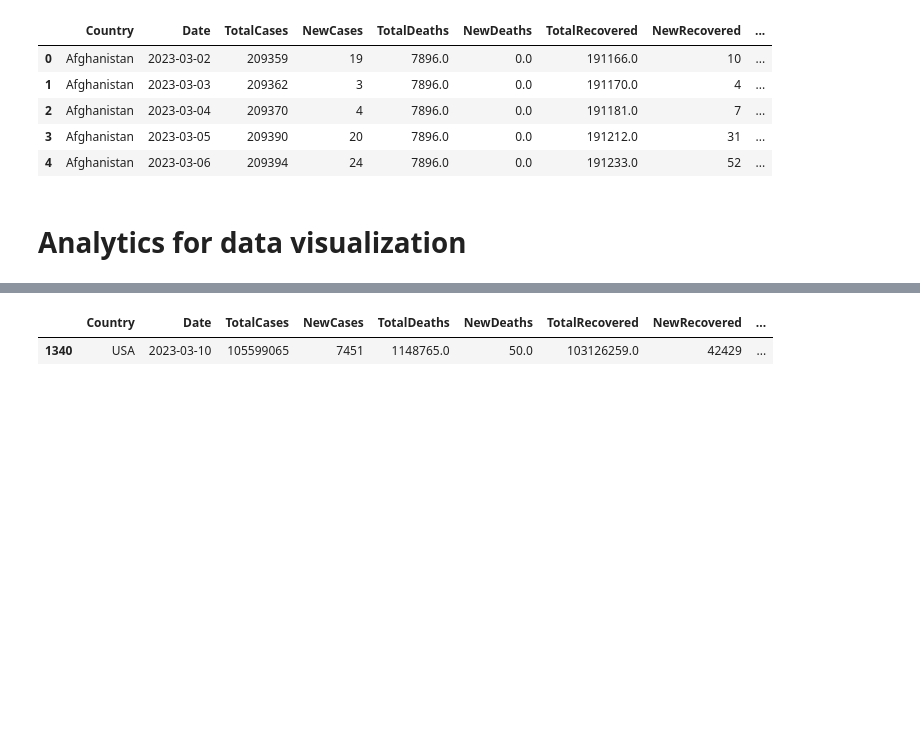
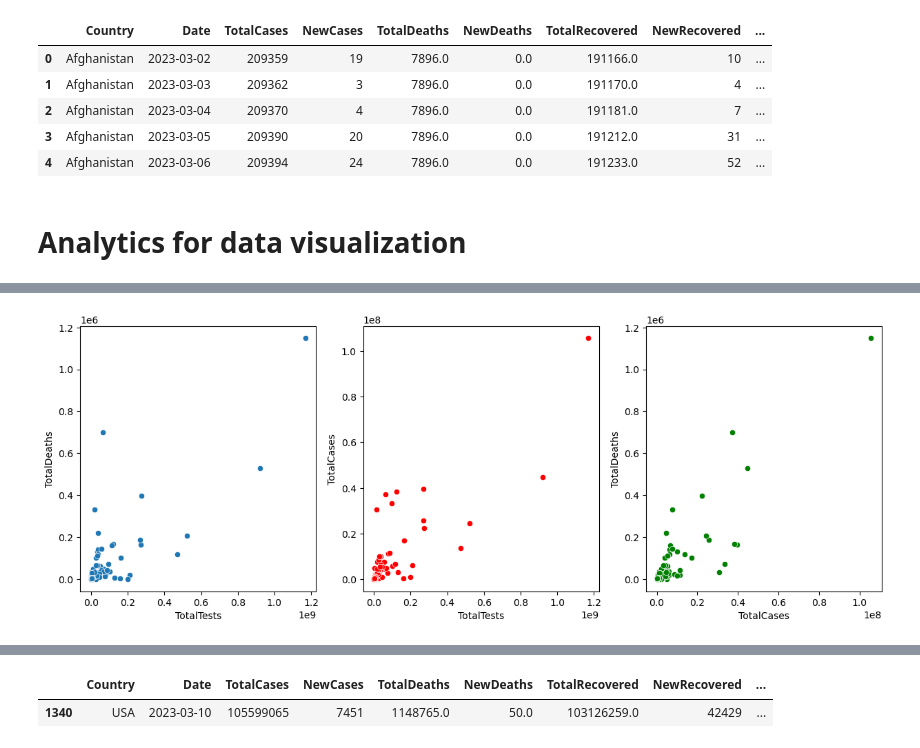
Before and after one commit to nnaaaa/Lab-DataVisualize, a Jupyter notebook: visualize/question7.ipynb, the cells around one changed output, grey strips where cells are left out. Drawn from its saved outputs; the diff is of its cells as text; code cells hidden in the pictures; blank space fills up the shorter version.

```diff
--- a/visualize/question7.ipynb
+++ b/visualize/question7.ipynb
@@ -45,0 +56,9 @@ plt.show()
+# %%
+# Visualize the correlation between Total Tests and Total Deaths and Total Cases
+fig, ax = plt.subplots(1, 3, figsize=(15, 5))
+sns.scatterplot(x='TotalTests', y='TotalDeaths', data=last_day, ax=ax[0])
+sns.scatterplot(x='TotalTests', y='TotalCases', data=last_day, ax=ax[1], color='red')
+sns.scatterplot(x='TotalCases', y='TotalDeaths', data=last_day, ax=ax[2], color = 'green')
+plt.show()
+# %% [output]
+[figure, added]
```
Also changed, not shown: parts of 10 cells of this notebook, 1 other file.
